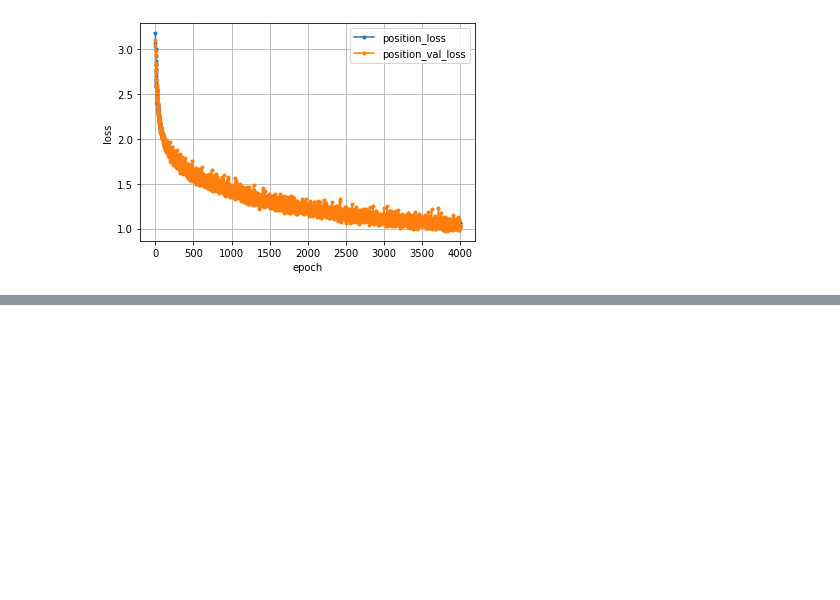
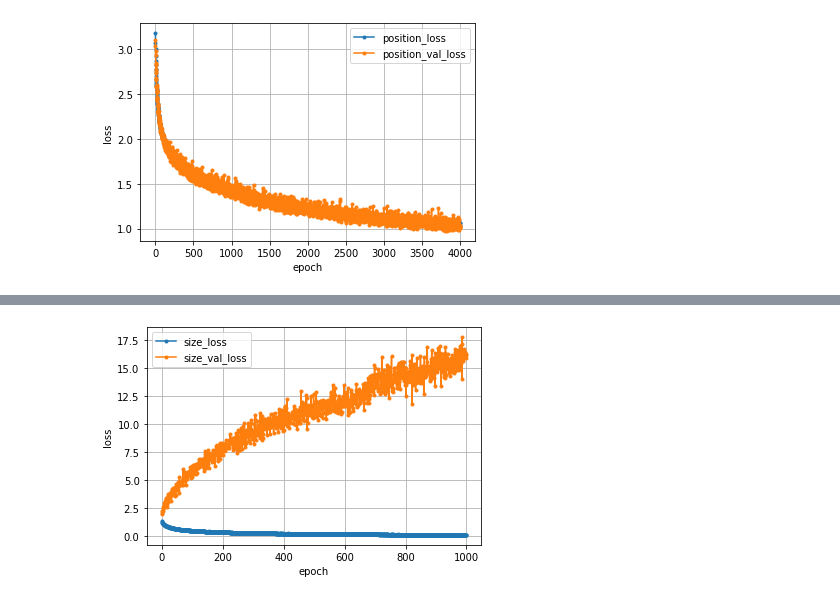
Before and after one commit to shirafuji/graduation_thesis, a Jupyter notebook: machine_learning/cnn_exp1.ipynb, the cells around one changed output, grey strips where cells are left out. Cells and saved outputs as stored; diff of their text form; code cells hidden in the pictures; blank space fills up the shorter version.

```diff
--- a/machine_learning/cnn_exp1.ipynb
+++ b/machine_learning/cnn_exp1.ipynb
@@ -513,0 +734,24 @@ plt.show()
+# %%
+## CNN(大きさ)
+
+### modelの作成
+size_model = Sequential()
+### 畳み込み層
+size_model.add(Conv1D(32, 3, padding='same', activation='relu', input_shape=(50, 1)))
+### プーリング層
+size_model.add(MaxPooling1D(2, padding='same'))
+### Flatten層
+size_model.add(Flatten())
+### 全結合層
+size_model.add(Dense(6, activation='softmax'))
+
+### optimizer
+adam = keras.optimizers.Adam()
+
+###modelのコンパイル
+size_model.compile(loss='categorical_crossentropy', optimizer=adam, metrics=['accuracy'])
+# %%
+# 学習(大きさ)
+epochs = 1000
+batch_size = 128
+size_history = size_model.fit(size_x_train, size_y_train, batch_size=batch_size, epochs=epochs, verbose=1, validation_data=(size_x_test, size_y_test))
@@ -513,0 +785,15 @@ plt.show()
+# %%
+# 学習経過の可視化(大きさ)
+size_loss     = size_history.history['loss']
+size_val_loss = size_history.history['val_loss']
+
+nb_epoch = len(size_loss)
+plt.plot(range(nb_epoch), size_loss,     marker='.', label='size_loss')
+plt.plot(range(nb_epoch), size_val_loss, marker='.', label='size_val_loss')
+plt.legend(loc='best', fontsize=10)
+plt.grid()
+plt.xlabel('epoch')
+plt.ylabel('loss')
+plt.show()
+# %% [output]
+[figure, added]
```
Also changed, not shown: parts of 10 cells of this notebook.
